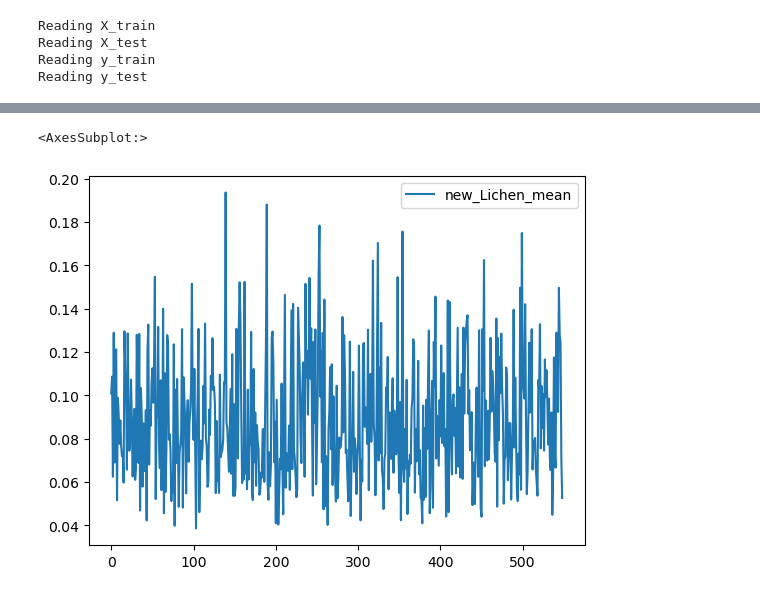
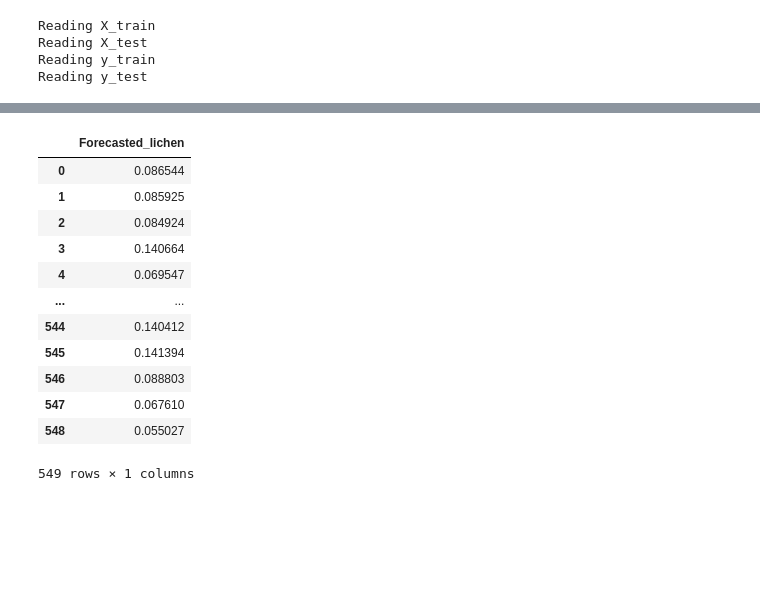
Before and after one commit to j34ni/Vegetation_in_Troms_and_Finnmark, a Jupyter notebook: train_mean.ipynb, the cells around one changed output, grey strips where cells are left out. Saved outputs shown, nothing was run; the diff lists cells and outputs as text; code cells hidden in the pictures; blank space fills up the shorter version.

```diff
--- a/train_mean.ipynb
+++ b/train_mean.ipynb
@@ -187,5 +162,0 @@ dtype: float32
-# %%
-forecast.plot()
-# %% [output]
-<AxesSubplot:>
-[figure, removed]
@@ -195 +167,17 @@ y_test.to_csv(filename, header=True, index=None, sep=',')
+# %%
+y_forecast
+# %% [output]
+|  | Forecasted_lichen |
+| 0 | 0.086544 |
+| 1 | 0.085925 |
+| 2 | 0.084924 |
+| 3 | 0.140664 |
+| 4 | 0.069547 |
+| ... | ... |
+| 544 | 0.140412 |
+| 545 | 0.141394 |
+| 546 | 0.088803 |
+| 547 | 0.067610 |
+| 548 | 0.055027 |
+549 rows × 1 columns
 # %%
```
Also changed, not shown: parts of 17 cells of this notebook.
